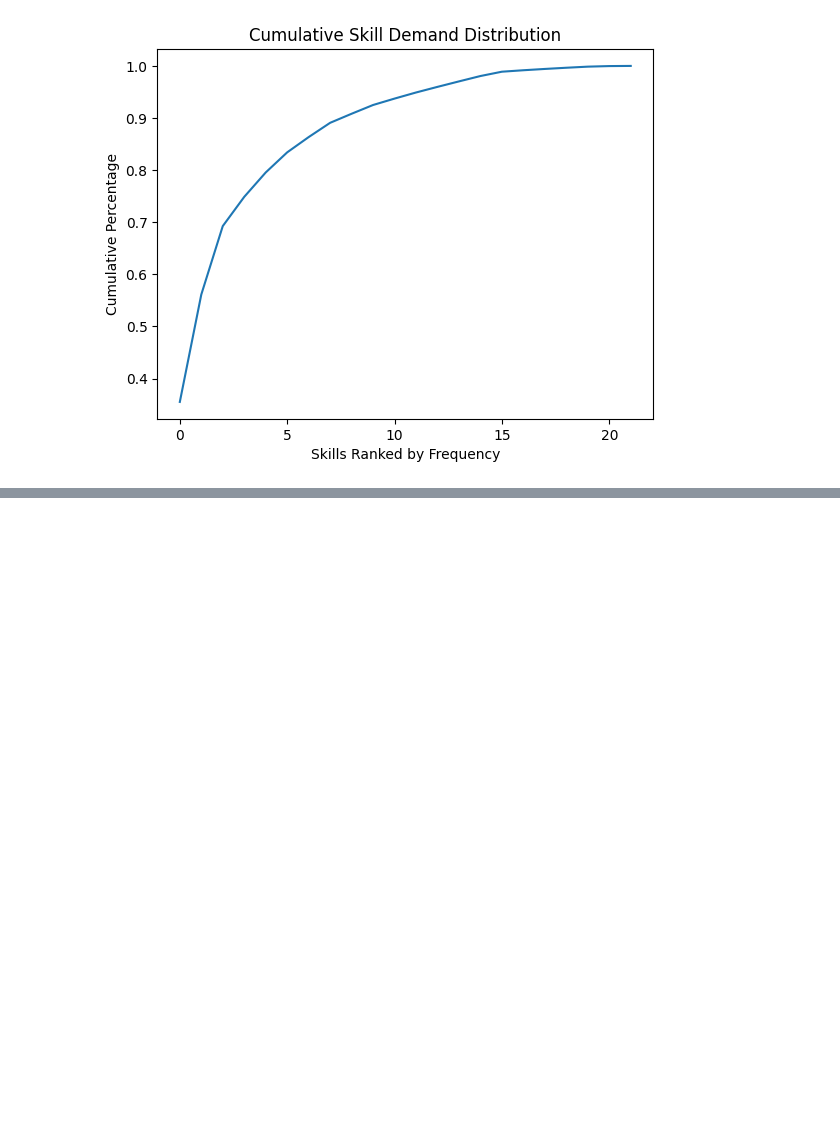
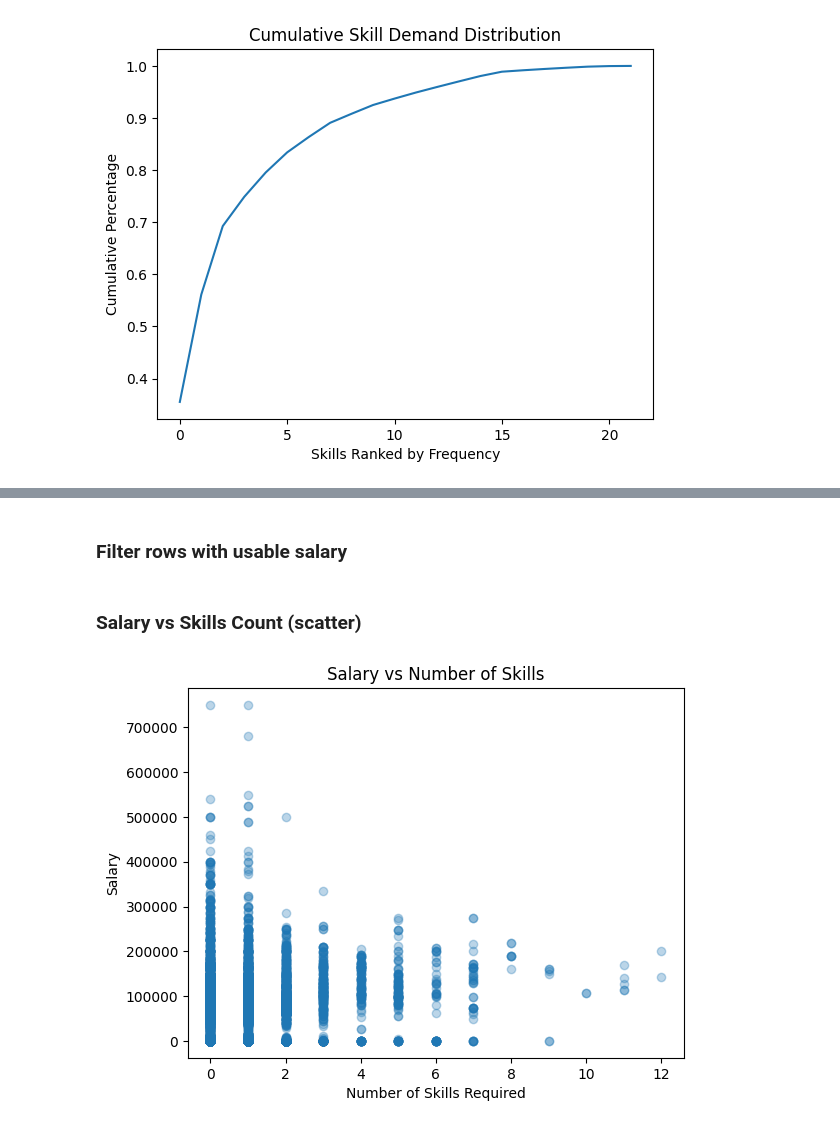
Before and after one commit to sufyan14/job-market-intelligence-system, a Jupyter notebook: notebooks/02_text_processing_and_nlp.ipynb, the cells around one changed output, grey strips where cells are left out. Cells and saved outputs as stored; diff of their text form; code cells hidden in the pictures; blank space fills up the shorter version.

```diff
--- a/notebooks/02_text_processing.ipynb
+++ b/notebooks/02_text_processing_and_nlp.ipynb
@@ -683,0 +686,4 @@ plt.show()
+# %%
+combined_canonical["skills_count"] = combined_canonical["skills_norm"].apply(
+    lambda x: len(x) if isinstance(x, list) else 0
+)
@@ -683,0 +703,24 @@ plt.show()
+# %% [markdown]
+### Filter rows with usable salary
+# %%
+salary_df = combined_canonical[
+    (combined_canonical["salary_final"].notna()) &
+    (combined_canonical["salary_final"] > 0)
+].copy()
+# %% [markdown]
+### Salary vs Skills Count (scatter)
+# %%
+import matplotlib.pyplot as plt
+
+plt.figure()
+plt.scatter(
+    salary_df["skills_count"],
+    salary_df["salary_final"],
+    alpha=0.3
+)
+plt.xlabel("Number of Skills Required")
+plt.ylabel("Salary")
+plt.title("Salary vs Number of Skills")
+plt.show()
+# %% [output]
+[figure, added]
```
Also changed, not shown: parts of 29 cells of this notebook, 3 other files.
